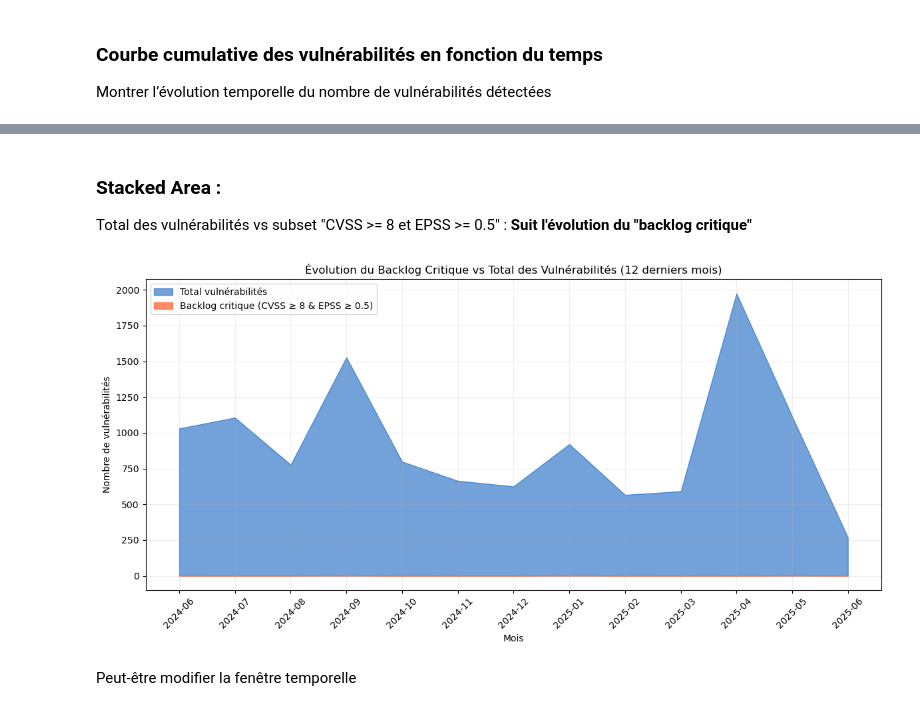
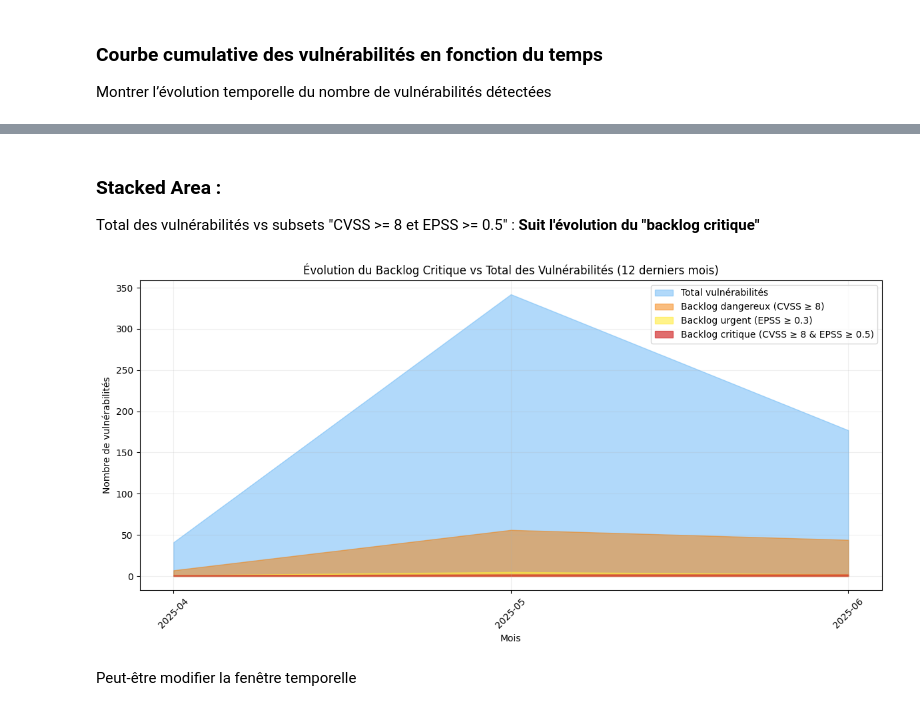
Before and after one commit to DorDNS/AtelierDS_PRJ, a Jupyter notebook: notebooks/analysis.ipynb, the cells around one changed output, grey strips where cells are left out. Cells and saved outputs as stored; diff of their text form; code cells hidden in the pictures.

Commit message:
ajout de n_cve_refs + graphes et ajustements

```diff
--- a/notebooks/analysis.ipynb
+++ b/notebooks/analysis.ipynb
@@ -267,44 +267,61 @@ plt.show()
 # %% [markdown]
 ### Stacked Area :
 
-Total des vulnérabilités vs subset "CVSS >= 8 et EPSS >= 0.5" : **Suit l'évolution du "backlog critique"**
+Total des vulnérabilités vs subsets "CVSS >= 8 et EPSS >= 0.5" : **Suit l'évolution du "backlog critique"**
 # %%
+# Filtrer les CVE avec des scores valides
+df_valid_scores = df_unique.dropna(subset=["cvss_score", "epss_score"]).copy()
+
 # Définir la date limite (12 mois avant aujourd’hui)
-date_limite = pd.Timestamp.now() - pd.DateOffset(months=12)
+date_limite = pd.Timestamp.now() - pd.DateOffset(months=2)
 
-# Filtrer dans df_unique (CVE dédupliquées)
-df_recent = df_unique[df_unique["date"] >= date_limite].copy()
+# Filtrer dans df_valid_scores (CVE dédupliquées)
+df_recent = df_valid_scores[df_valid_scores["date"] >= date_limite].copy()
 
 # Regrouper par mois
 df_recent["month"] = df_recent["date"].dt.to_period("M")
 
 # Total CVE par mois
 monthly_total = df_recent.groupby("month").size()
 
+# Subset dangereux
+danger = df_recent[(df_recent["cvss_score"] >= 8)]
+monthly_danger = danger.groupby("month").size()
+
+# Subset urgent (EPSS ≥ 0.3)
+urgent = df_recent[(df_recent["epss_score"] >= 0.3)]
+monthly_urgent = urgent.groupby("month").size()
+
 # Subset critique
-critical = df_recent[(df_recent["cvss_score"] >= 8) & (df_recent["epss_score"] >= 0.5)]
+critical = df_recent[(df_recent["cvss_score"] >= 8) & (df_recent["epss_score"] >= 0.3)]
 monthly_critical = critical.groupby("month").size()
+
 
 # Aligner les index
 all_months = monthly_total.index.union(monthly_critical.index).sort_values()
 monthly_total = monthly_total.reindex(all_months, fill_value=0)
+monthly_danger = monthly_danger.reindex(all_months, fill_value=0)
+monthly_urgent = monthly_urgent.reindex(all_months, fill_value=0)
 monthly_critical = monthly_critical.reindex(all_months, fill_value=0)
+
 
 # Tracé Stacked Area
 plt.figure(figsize=(12, 6))
-plt.fill_between(all_months.astype(str), monthly_total.values, color="#1565C0", alpha=0.6, label="Total vulnérabilités")
-plt.fill_between(all_months.astype(str), monthly_critical.values, color="#FF7043", alpha=0.8, label="Backlog critique (CVSS ≥ 8 & EPSS ≥ 0.5)")
+plt.fill_between(all_months.astype(str), monthly_total.values, color="#64B5F6", alpha=0.5, label="Total vulnérabilités")
+plt.fill_between(all_months.astype(str), monthly_danger.values, color="#F57C00", alpha=0.5, label="Backlog dangereux (CVSS ≥ 8)")
+plt.fill_between(all_months.astype(str), monthly_urgent.values, color="#FFEB3B", alpha=0.6, label="Backlog urgent (EPSS ≥ 0.3)")
+plt.fill_between(all_months.astype(str), monthly_critical.values, color="#D32F2F", alpha=0.7, label="Backlog critique (CVSS ≥ 8 & EPSS ≥ 0.5)")
 
 plt.xlabel("Mois")
 plt.ylabel("Nombre de vulnérabilités")
 plt.title("Évolution du Backlog Critique vs Total des Vulnérabilités (12 derniers mois)")
 plt.xticks(rotation=45)
 plt.legend()
 plt.grid(alpha=0.2)
 plt.tight_layout()
 plt.show()
 # %% [output]
-[figure, old version]
+[figure, new version]
 # %% [markdown]
 Peut-être modifier la fenêtre temporelle
 # %% [markdown]
```
Also changed, not shown: parts of 12 cells of this notebook, 1 other file.
